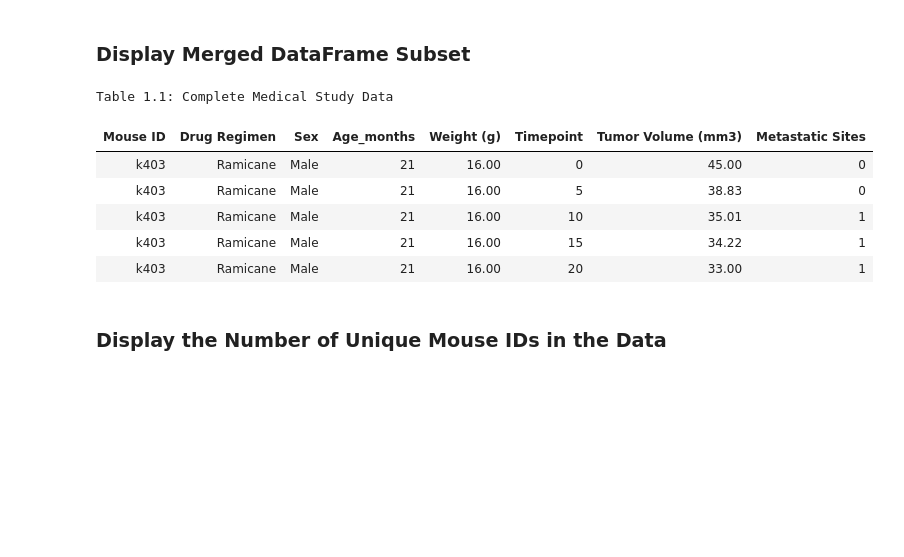
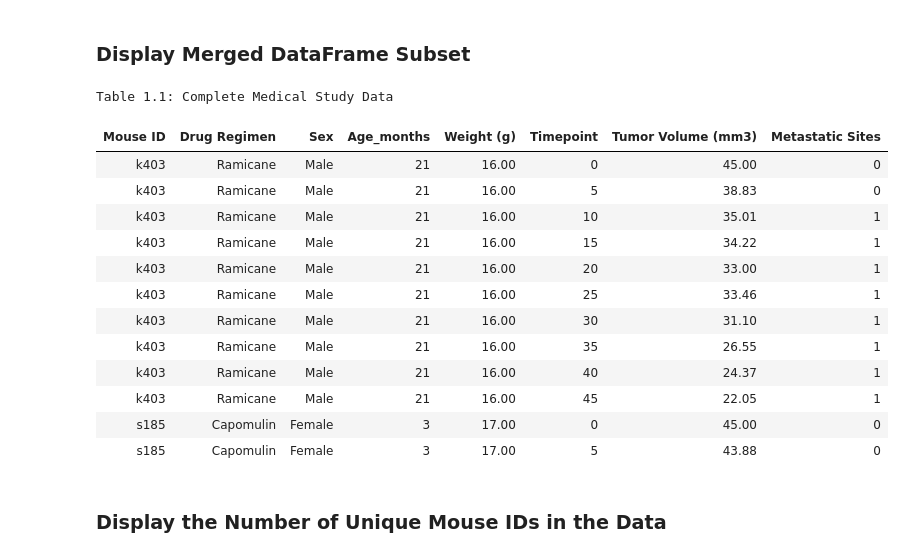
Before and after one commit to njamesgeorge1223/Student-Outcomes-Analysis-with-Pandas, a Jupyter notebook: Pymaceuticals/Pymaceuticals.ipynb, the cells around one changed output. Cells and saved outputs as stored; diff of their text form; code cells hidden in the pictures; blank space fills up the shorter version.

```diff
--- a/Pymaceuticals/Pymaceuticals.ipynb
+++ b/Pymaceuticals/Pymaceuticals.ipynb
@@ -118,18 +121,25 @@ log_function \
 # %%
 local_function \
     .ReturnFormattedCompleteMedicalStudyStylerObject \
         (function \
              .ReturnStylerObjectStandardFormat \
-                (completeMedicalStudyDataFrame.head(), ''),
+                (completeMedicalStudyDataFrame.head(12), ''),
          'Table 1.1: Complete Medical Study Data')
 # %% [output]
 Table 1.1: Complete Medical Study Data
 | Mouse ID | Drug Regimen | Sex | Age_months | Weight (g) | Timepoint | Tumor Volume (mm3) | Metastatic Sites |
 | k403 | Ramicane | Male | 21 | 16.00 | 0 | 45.00 | 0 |
 | k403 | Ramicane | Male | 21 | 16.00 | 5 | 38.83 | 0 |
 | k403 | Ramicane | Male | 21 | 16.00 | 10 | 35.01 | 1 |
 | k403 | Ramicane | Male | 21 | 16.00 | 15 | 34.22 | 1 |
 | k403 | Ramicane | Male | 21 | 16.00 | 20 | 33.00 | 1 |
+| k403 | Ramicane | Male | 21 | 16.00 | 25 | 33.46 | 1 |
+| k403 | Ramicane | Male | 21 | 16.00 | 30 | 31.10 | 1 |
+| k403 | Ramicane | Male | 21 | 16.00 | 35 | 26.55 | 1 |
+| k403 | Ramicane | Male | 21 | 16.00 | 40 | 24.37 | 1 |
+| k403 | Ramicane | Male | 21 | 16.00 | 45 | 22.05 | 1 |
+| s185 | Capomulin | Female | 3 | 17.00 | 0 | 45.00 | 0 |
+| s185 | Capomulin | Female | 3 | 17.00 | 5 | 43.88 | 0 |
 # %% [markdown]
 ### **Display the Number of Unique Mouse IDs in the Data**
 # %%
```
Also changed, not shown: parts of 26 cells of this notebook, 3 other files.
